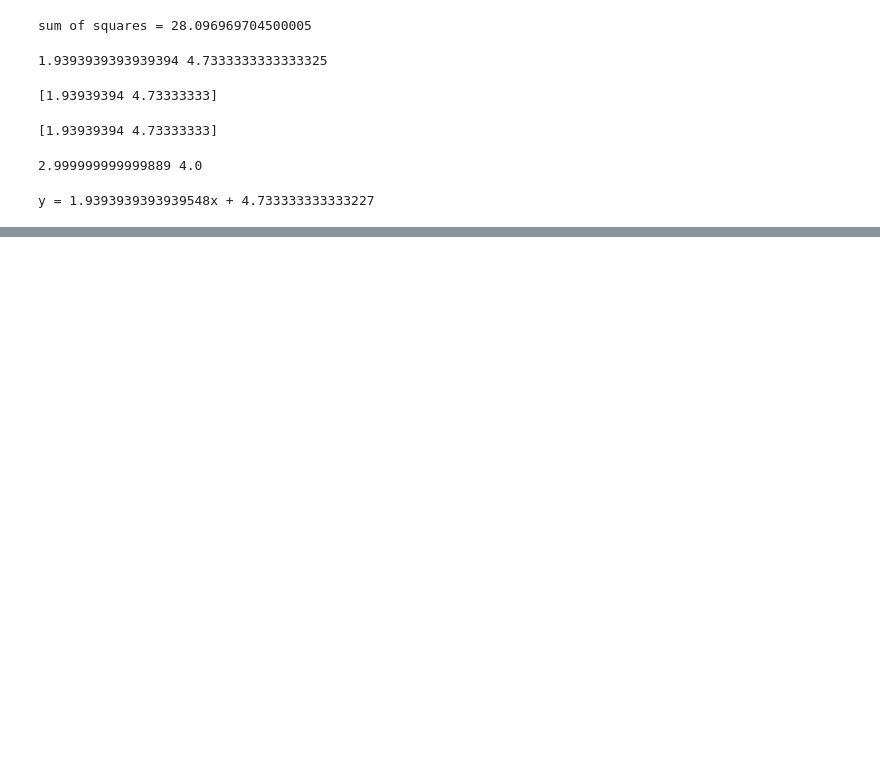
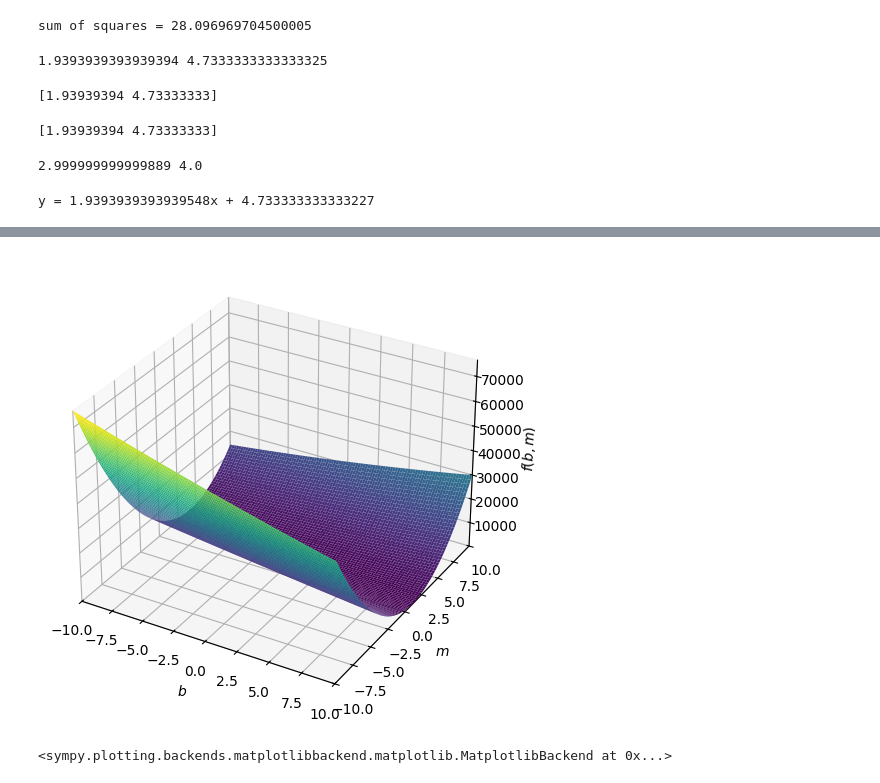
Before and after one commit to LuisAlvar/python, a Jupyter notebook: EssentialMathForDataScience/Ch5_Linear_Regression.ipynb, the cells around one changed output, grey strips where cells are left out. Saved outputs shown, nothing was run; the diff lists cells and outputs as text; code cells hidden in the pictures; blank space fills up the shorter version.

```diff
--- a/EssentialMathForDataScience/Ch5_Linear_Regression.ipynb
+++ b/EssentialMathForDataScience/Ch5_Linear_Regression.ipynb
@@ -213,0 +322,20 @@ y = 1.9393939393939548x + 4.733333333333227
+# %%
+# Example 5-12. Plotting the loss function for linear regression
+from sympy import *
+from sympy.plotting import plot3d
+import pandas as pd
+
+points = list(pd.read_csv("https://bit.ly/2KF29Bd").itertuples())
+m, b, i, n = symbols('m b i n')
+x, y = symbols('x y', cls=Function)
+
+
+sum_of_squares = Sum( (m*x(i)+b-y(i)) ** 2, (i, 0, n)) \
+      .subs(n, len(points) - 1).doit() \
+      .replace(x, lambda i: points[i].x) \
+      .replace(y, lambda i: points[i].y)
+
+plot3d(sum_of_squares)
+# %% [output]
+[figure, added]
+<sympy.plotting.backends.matplotlibbackend.matplotlib.MatplotlibBackend at 0x...>
```
Also changed, not shown: parts of 3 cells of this notebook.
